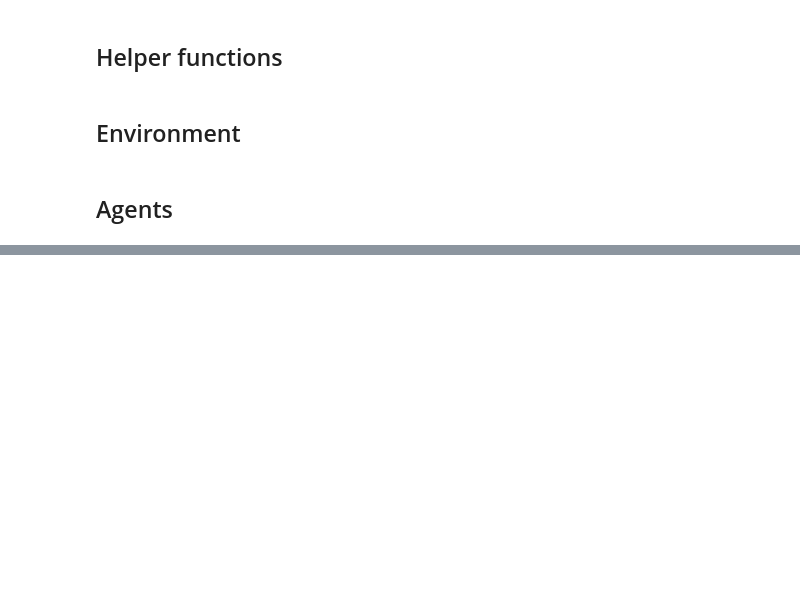
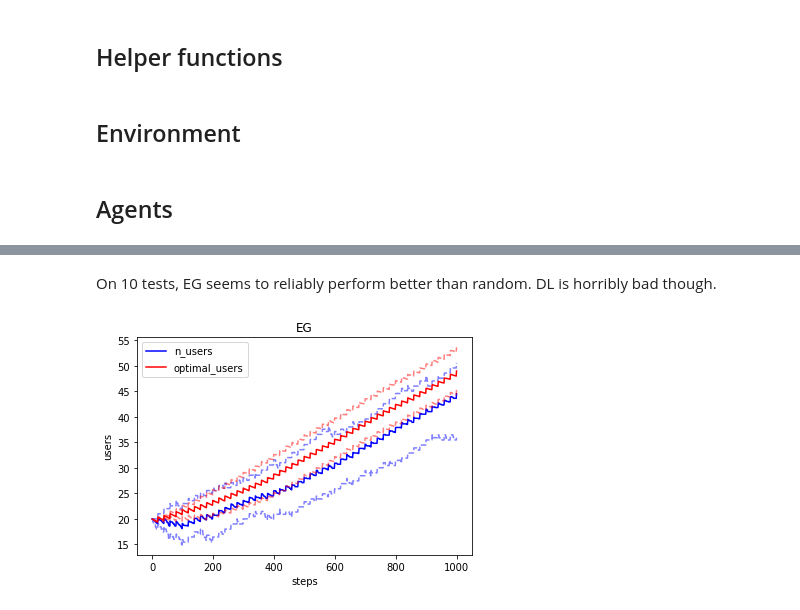
Before and after one commit to yehdihouldanna/netflix-recommender, a Jupyter notebook: netflix.ipynb, the cells around one changed output, grey strips where cells are left out. Saved outputs shown, nothing was run; the diff lists cells and outputs as text; code cells hidden in the pictures; blank space fills up the shorter version.

```diff
--- a/netflix.ipynb
+++ b/netflix.ipynb
@@ -290,7 +445,8 @@ class EpsilonGreedyAgent:
 # %%
 env = Environment(seed=42)
 # %%
-def run_exp(env, agent_type="random", horizon=1000, should_reset=True, seed=None):
+def run_exp(env, agent_type="random", horizon=1000, should_reset=True, seed=None,
+            batch_size=64, epochs=10, update_freq=100):
     if should_reset:
         env.reset(seed=seed)
     if agent_type == "Random":
@@ -298,7 +454,13 @@ def run_exp(env, agent_type="random", horizon=1000, should_reset=True, seed=None
     elif agent_type == "EG":
         agent = EpsilonGreedyAgent(env.movies_with_noise, seed=seed)
     elif agent_type == "DL":
-        agent = DLAgent(model=triplet_model, seed=seed)
+        triplet_model = TripletModel(n_users=MAX_USERS, n_items=MAX_MOVIES,
+                                     latent_dim=64, l2_reg=1e-6)
+        triplet_model.compile(loss=identity_loss, optimizer="adam")
+        x_train, y_train = get_training_data(env, seed=seed)
+        triplet_model.fit(x=x_train, y=y_train, shuffle=True,
+                        batch_size=batch_size, epochs=epochs)
+        agent = DLAgent(model=triplet_model, update_freq=update_freq)
     else:
         raise ValueError("agent_type unknown")
     for i in range(horizon):
@@ -309,7 +471,7 @@ def run_exp(env, agent_type="random", horizon=1000, should_reset=True, seed=None
             movie_idx = agent.recommend(user_idx, context)
             reward = env.get_reward(user_idx, movie_idx, context)
             agent.update_history(user_idx, movie_idx, reward, context)
-    n_users = [h[4] for h in env.history]
-    optimal_users = [h[5] for h in env.history]
-    cum_regrets = [h[5] - h[4] for h in env.history]
+    n_users = [h[4] for h in env.history[-horizon:]]
+    optimal_users = [h[5] for h in env.history[-horizon:]]
+    cum_regrets = [h[5] - h[4] for h in env.history[-horizon:]]
     return cum_regrets, n_users, optimal_users, env.history
@@ -553,0 +673,17 @@ plt.show()
+# %% [markdown]
+On 10 tests, EG seems to reliably perform better than random.
+DL is horribly bad though.
+# %%
+plt.plot(n_usersEG.mean(axis=0), label='n_users', color='blue')
+plt.plot(np.quantile(n_usersEG, 0.05, axis=0), color='blue', ls='--', alpha=0.5)
+plt.plot(np.quantile(n_usersEG, 0.95, axis=0), color='blue', ls='--', alpha=0.5)
+plt.plot(optimal_usersEG.mean(axis=0), label='optimal_users', color='red')
+plt.plot(np.quantile(optimal_usersEG, 0.05, axis=0), color='red', ls='--', alpha=0.5)
+plt.plot(np.quantile(optimal_usersEG, 0.95, axis=0), color='red', ls='--', alpha=0.5)
+plt.xlabel('steps')
+plt.ylabel('users')
+plt.legend()
+plt.title('EG')
+plt.show()
+# %% [output]
+[figure, added]
```
Also changed, not shown: parts of 34 cells of this notebook, 3 other files.
